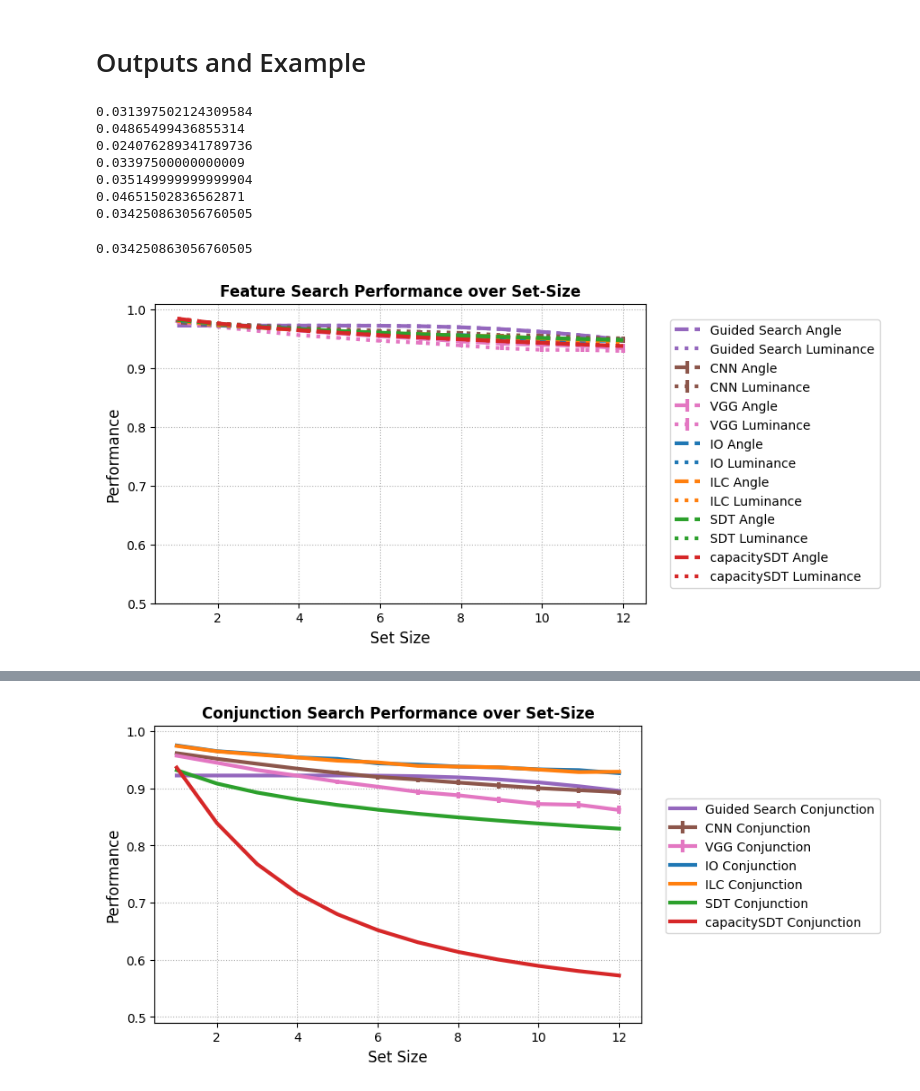
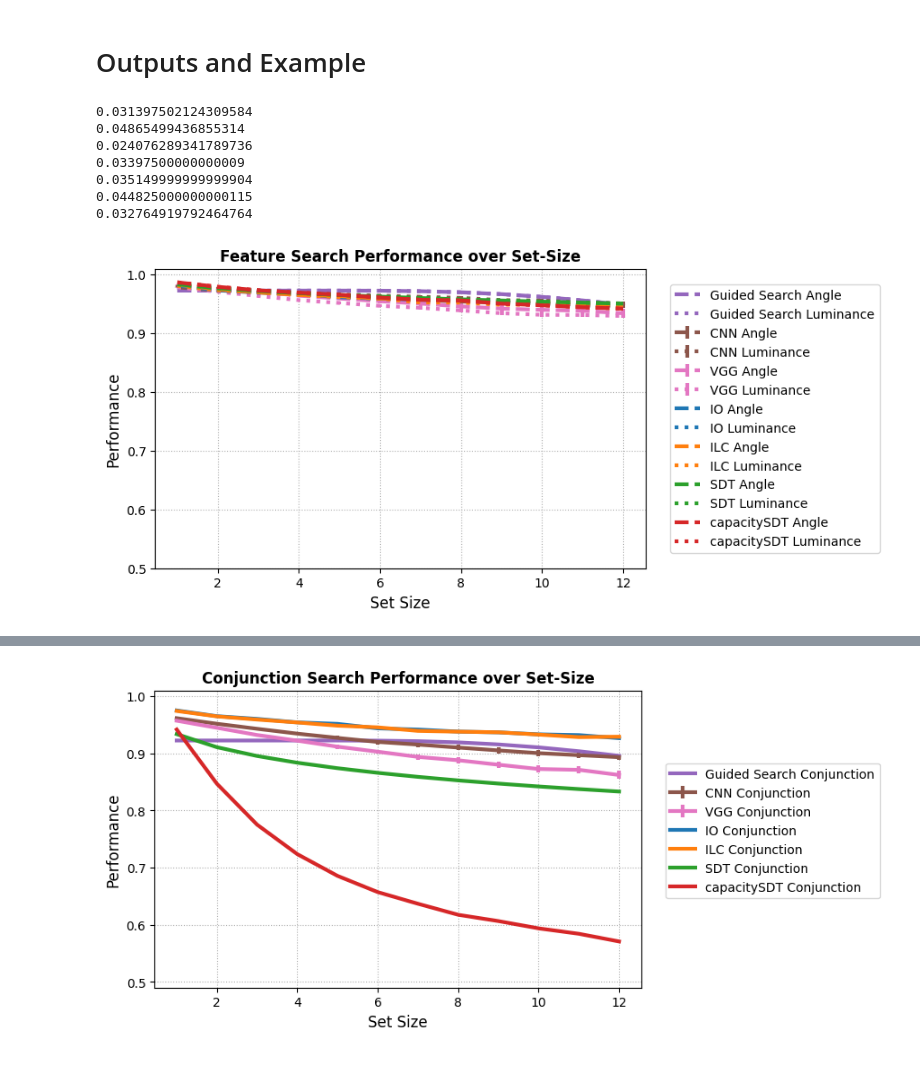
Before and after one commit to anshksoni/Search, a Jupyter notebook: ModelObserversTutorial.ipynb, the cells around one changed output, grey strips where cells are left out. Saved outputs shown, nothing was run; the diff lists cells and outputs as text; code cells hidden in the pictures.

```diff
--- a/ModelObserversTutorial.ipynb
+++ b/ModelObserversTutorial.ipynb
@@ -401,12 +411,12 @@ def guidedSearch(d,k,hL_f,hL_c,g_f,g_c,simulation=False,numtrials=20000):
     if simulation == False:
 
 
-        def nck(n,k):
-            return np.math.factorial(n)/(np.math.factorial(k)*np.math.factorial(n-k))
-        def phi(ins):
+        def nck(n,k): # n choose k function
+            return math.factorial(n)/(math.factorial(k)*math.factorial(n-k))
+        def phi(ins): # PDF of gaussian
                 return np.exp(-0.5*(ins)**2)/np.sqrt(2*np.pi)
 
-        def FP(hL,g,k,N):
+        def FP(hL,g,k,N): # False positive rate
             bdis=0
             p=1-norm.cdf(hL)
             for i in range(k+1,N+1):
@@ -414,19 +424,18 @@ def guidedSearch(d,k,hL_f,hL_c,g_f,g_c,simulation=False,numtrials=20000):
             return (g) * (bdis)
 
 
-        def HR(hL,g,k,d,N):
+        def HR(hL,g,k,d,N): # Hit Rate
             bdis=0
             p=1-norm.cdf(hL)
             for i in range(k+1,N):
                 bdis+= nck(N-1,i) * p**i * (1-p)**(N-1-i)
-            prob_target_lessthan_hL=norm.cdf(hL-d) * (g) * (bdis)
+            prob_target_lessthan_hL=norm.cdf(hL-d) * (g) * (bdis) # for when target is under threshold
+
 
             bdis=0
             for i in range(k,N):
                 bdis+=nck(N-1,i)*scipy.integrate.quad(lambda x: ((1-norm.cdf(x))**(i))*(norm.cdf(x)**(N-1-i))*phi(x-d), hL, np.inf)[0]
-
-
-            prob_target_morethan_hL=(1-norm.cdf(hL-d))-(1-g)*bdis
+            prob_target_morethan_hL=(1-norm.cdf(hL-d))-(1-g)*bdis # for when target is over threshold
 
             return prob_target_lessthan_hL+prob_target_morethan_hL
 
@@ -445,71 +454,72 @@ def guidedSearch(d,k,hL_f,hL_c,g_f,g_c,simulation=False,numtrials=20000):
 # %% [markdown]
 # Outputs and Example
 # %%
-conj_io_final_perfs,color_io_final_perfs,angle_io_final_perfs=idealobserver(85/255)
-conjilcperfs,colorilcperfs,angleilcperfs=ILC(85/255)
+# all models performance, fit to set size 1 performance = .98
+# Image Computable (Bayes)
+conj_io_final_perfs,luminance_io_final_perfs,angle_io_final_perfs=idealobserver(85/255)
+conjilcperfs,luminanceilcperfs,angleilcperfs=ILC(85/255)
 
+# Image Computable (CNN)
+FTconj_all_presence,FTluminance_all_presence,FTangle_all_presence=smallCNN(50)
+VGGconj_all_presence,VGGluminance_all_presence,VGGangle_all_presence=VGG_transfer(18)
 
-FTconj_all_presence,FTcolor_all_presence,FTangle_all_presence=smallCNN(50)
-VGGconj_all_presence,VGGcolor_all_presence,VGGangle_all_presence=VGG_transfer(18)
-
-conj_sdt_data,feature_sdt_data,feature_sdt_data=sdt(4.25)
-conj_capacitySDT_data,feature_capacitySDT_data,feature_capacitySDT_data=capacitySDT(4.4,0.05,0.8)
-conj_guided_data,feature_guided_data,feature_guided_data=guidedSearch(2, 5, .4, .4, 0.2, 0.2)
+#Feature Extracted
+conj_sdt_data,feature_sdt_data,feature_sdt_data=sdt(4.25,simulation=False)
+conj_capacitySDT_data,feature_capacitySDT_data,feature_capacitySDT_data=capacitySDT(4.4,0.05,0.8,simulation=True) # Uses capacity fits from (Poder, 2019)
+conj_guided_data,feature_guided_data,feature_guided_data=guidedSearch(2, 5, .4, .4, 0.2, 0.2) # Uses 5 as a reasonable search count, sets seperate values for feature and conjunction as the same
 # %%
 def sse(a):
-    print(a[0]-a[-1])
     return a[0]-a[-1]
-
-sse(np.mean(FTangle_all_presence,axis=0))
-sse(np.mean(VGGangle_all_presence,axis=0))
-sse(feature_guided_data)
-sse(angle_io_final_perfs)
-sse(angleilcperfs)
-sse(feature_capacitySDT_data)
-sse(feature_sdt_data)
+# Feature Set Size Effects
+print(sse(np.mean(FTangle_all_presence,axis=0)))
+print(sse(np.mean(VGGangle_all_presence,axis=0)))
+print(sse(feature_guided_data))
+print(sse(angle_io_final_perfs))
+print(sse(angleilcperfs))
+print(sse(feature_capacitySDT_data))
+print(sse(feature_sdt_data))
 # %% [output]
 0.031397502124309584
 0.04865499436855314
 0.024076289341789736
 0.03397500000000009
 0.035149999999999904
-0.04651502836562871
-0.034250863056760505
+0.044825000000000115
+0.032764919792464764
-0.034250863056760505
 # %%
 plt.figure(figsize=(7,4.3))
 
 line_style2='dashed'
 line_style3='dotted'
 
 plt.errorbar(setsizes,feature_guided_data,label="Guided Search Angle",color='C4', elinewidth=3, linewidth=3, ls=line_style2)
 plt.errorbar(setsizes,feature_guided_data,label="Guided Search Luminance",color='C4', elinewidth=3, linewidth=3, ls=line_style3)
 
 plt.errorbar(setsizes,np.mean(FTangle_all_presence,axis=0),yerr=np.std(FTangle_all_presence,axis=0)/np.sqrt(5),label='CNN Angle',color='C5', elinewidth=3, linewidth=3, ls=line_style2)
-plt.errorbar(setsizes,np.mean(FTcolor_all_presence,axis=0),yerr=np.std(FTcolor_all_presence,axis=0)/np.sqrt(5),label='CNN Luminance',color='C5', elinewidth=3, linewidth=3, ls=line_style3)
+plt.errorbar(setsizes,np.mean(FTluminance_all_presence,axis=0),yerr=np.std(FTluminance_all_presence,axis=0)/np.sqrt(5),label='CNN Luminance',color='C5', elinewidth=3, linewidth=3, ls=line_style3)
 
 plt.errorbar(setsizes,np.mean(VGGangle_all_presence,axis=0),yerr=np.std(VGGangle_all_presence,axis=0)/np.sqrt(5),label='VGG Angle',color='C6', elinewidth=3, linewidth=3, ls=line_style2)
-plt.errorbar(setsizes,np.mean(VGGcolor_all_presence,axis=0),yerr=np.std(VGGcolor_all_presence,axis=0)/np.sqrt(5),label='VGG Luminance',color='C6', elinewidth=3, linewidth=3, ls=line_style3)
+plt.errorbar(setsizes,np.mean(VGGluminance_all_presence,axis=0),yerr=np.std(VGGluminance_all_presence,axis=0)/np.sqrt(5),label='VGG Luminance',color='C6', elinewidth=3, linewidth=3, ls=line_style3)
 
 plt.errorbar(setsizes,angle_io_final_perfs,label="IO Angle",color='C0', elinewidth=3, linewidth=3, ls=line_style2)
-plt.errorbar(setsizes,color_io_final_perfs,label="IO Luminance",color='C0', elinewidth=3, linewidth=3, ls=line_style3)
+plt.errorbar(setsizes,luminance_io_final_perfs,label="IO Luminance",color='C0', elinewidth=3, linewidth=3, ls=line_style3)
 
 plt.errorbar(setsizes,angleilcperfs,label="ILC Angle",color='C1', elinewidth=3, linewidth=3, ls=line_style2)
-plt.errorbar(setsizes,colorilcperfs,label="ILC Luminance",color='C1', elinewidth=3, linewidth=3, ls=line_style3)
+plt.errorbar(setsizes,luminanceilcperfs,label="ILC Luminance",color='C1', elinewidth=3, linewidth=3, ls=line_style3)
 
 plt.errorbar(setsizes,feature_sdt_data,label="SDT Angle",color='C2', elinewidth=3, linewidth=3, ls=line_style2)
 plt.errorbar(setsizes,feature_sdt_data,label="SDT Luminance",color='C2', elinewidth=3, linewidth=3, ls=line_style3)
 
 plt.errorbar(setsizes,feature_capacitySDT_data,label="capacitySDT Angle",color='C3', elinewidth=3, linewidth=3, ls=line_style2)
 plt.errorbar(setsizes,feature_capacitySDT_data,label="capacitySDT Luminance",color='C3', elinewidth=3, linewidth=3, ls=line_style3)
 
 plt.ylim([.5,1.01])
 plt.grid(linestyle=':')
 
 plt.legend(loc=(1.05,0.05))
 plt.title('Feature Search Performance over Set-Size', fontweight="bold")
 plt.ylabel('Performance', fontsize='large')
 plt.xlabel('Set Size', fontsize='large')
 plt.show()
 # %% [output]
-[figure, old version]
+[figure, new version]
```
Also changed, not shown: parts of 14 cells of this notebook, 1 other file.
